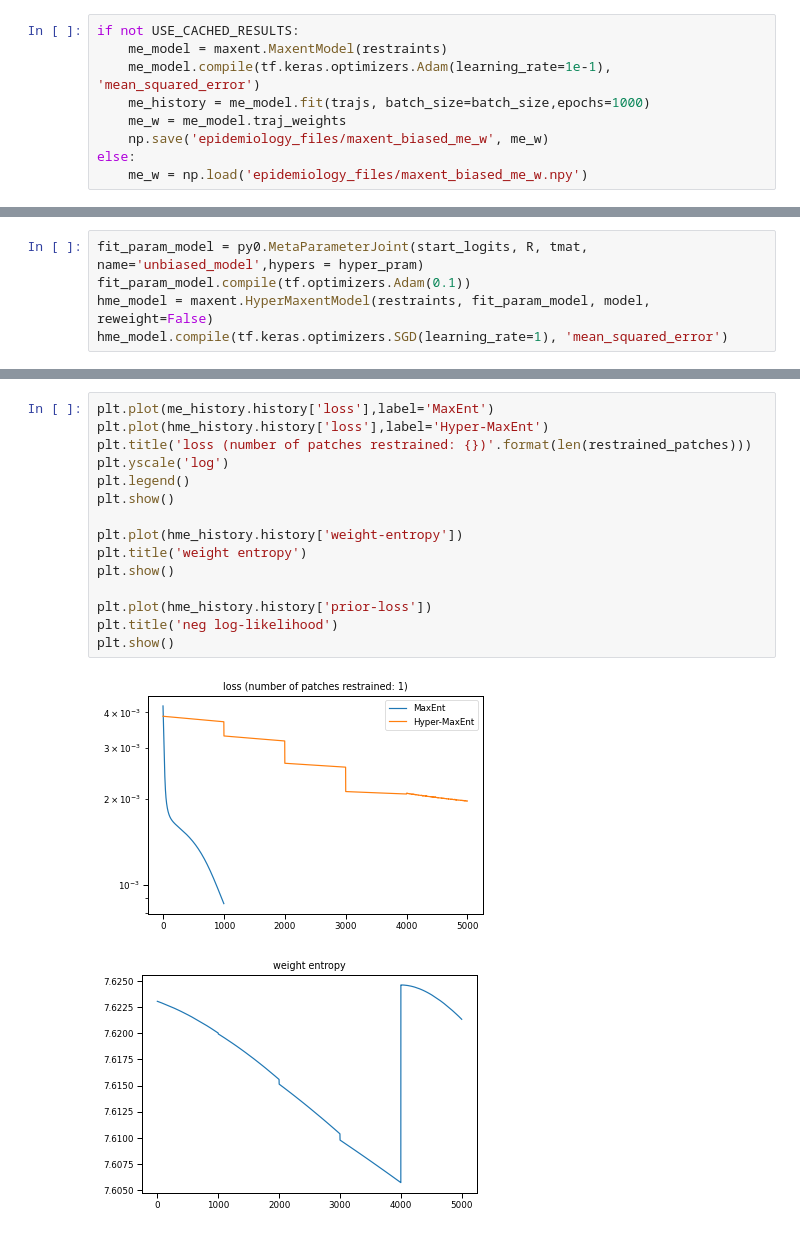
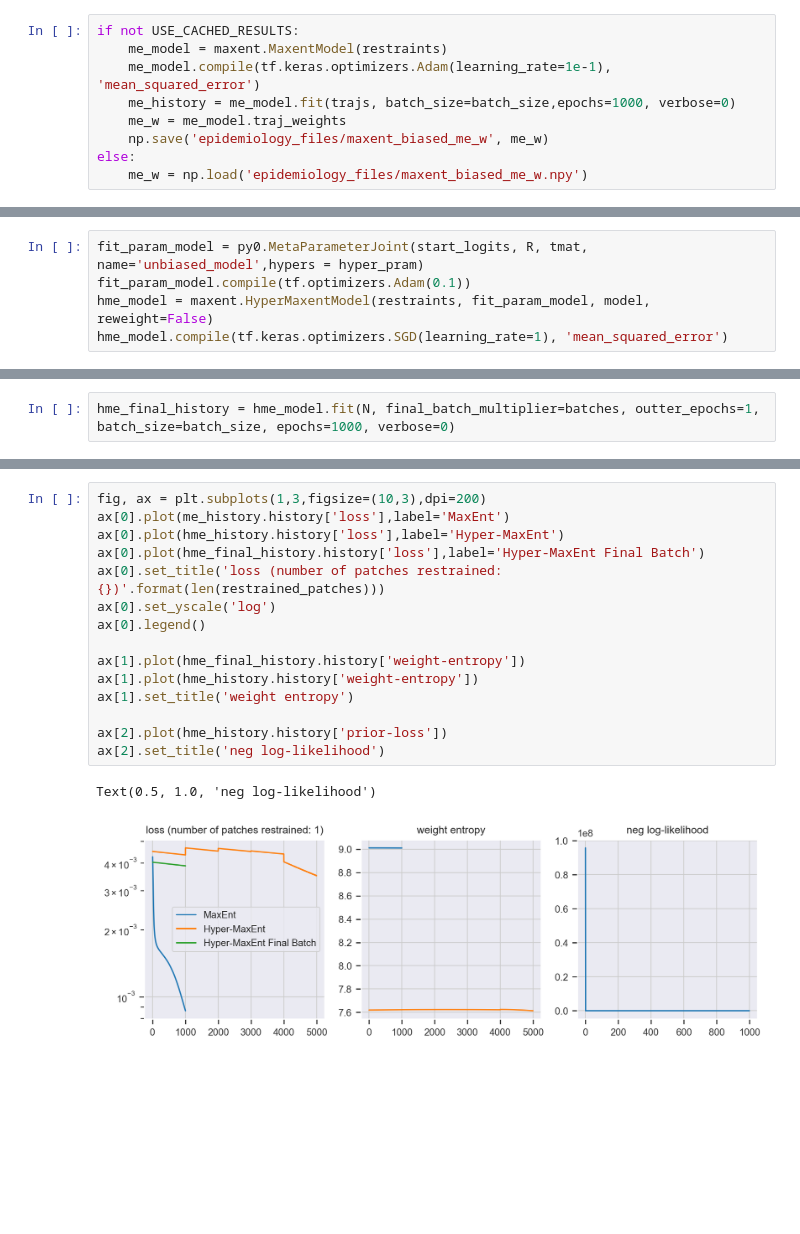
Before and after one commit to ur-whitelab/maxent, a Jupyter notebook: paper/epidemiology.ipynb, the cells around one changed output, grey strips where cells are left out. Drawn from its saved outputs; the diff is of its cells as text; blank space fills up the shorter version.

```diff
--- a/paper/epidemiology.ipynb
+++ b/paper/epidemiology.ipynb
@@ -148,7 +148,7 @@ plt.show()
 if not USE_CACHED_RESULTS:
     me_model = maxent.MaxentModel(restraints)
     me_model.compile(tf.keras.optimizers.Adam(learning_rate=1e-1), 'mean_squared_error')
-    me_history = me_model.fit(trajs, batch_size=batch_size,epochs=1000)
+    me_history = me_model.fit(trajs, batch_size=batch_size,epochs=1000, verbose=0)
     me_w = me_model.traj_weights
     np.save('epidemiology_files/maxent_biased_me_w', me_w)
 else:
@@ -552,0 +525,2 @@ Epoch 250/250
+# %%
+hme_final_history = hme_model.fit(N, final_batch_multiplier=batches, outter_epochs=1, batch_size=batch_size, epochs=1000, verbose=0)
@@ -553,18 +530,18 @@ Epoch 250/250
 # %%
-plt.plot(me_history.history['loss'],label='MaxEnt')
-plt.plot(hme_history.history['loss'],label='Hyper-MaxEnt')
-plt.title('loss (number of patches restrained: {})'.format(len(restrained_patches)))
-plt.yscale('log')
-plt.legend()
-plt.show()
+fig, ax = plt.subplots(1,3,figsize=(10,3),dpi=200)
+ax[0].plot(me_history.history['loss'],label='MaxEnt')
+ax[0].plot(hme_history.history['loss'],label='Hyper-MaxEnt')
+ax[0].plot(hme_final_history.history['loss'],label='Hyper-MaxEnt Final Batch')
+ax[0].set_title('loss (number of patches restrained: {})'.format(len(restrained_patches)))
+ax[0].set_yscale('log')
+ax[0].legend()
 
-plt.plot(hme_history.history['weight-entropy'])
-plt.title('weight entropy')
-plt.show()
+ax[1].plot(hme_final_history.history['weight-entropy'])
+ax[1].plot(hme_history.history['weight-entropy'])
+ax[1].set_title('weight entropy')
 
-plt.plot(hme_history.history['prior-loss'])
-plt.title('neg log-likelihood')
-plt.show()
+ax[2].plot(hme_history.history['prior-loss'])
+ax[2].set_title('neg log-likelihood')
 # %% [output]
+Text(0.5, 1.0, 'neg log-likelihood')
-[figure, old version]
+[figure, new version]
-[figure, removed]
```
Also changed, not shown: parts of 8 cells of this notebook, 1 other file.
